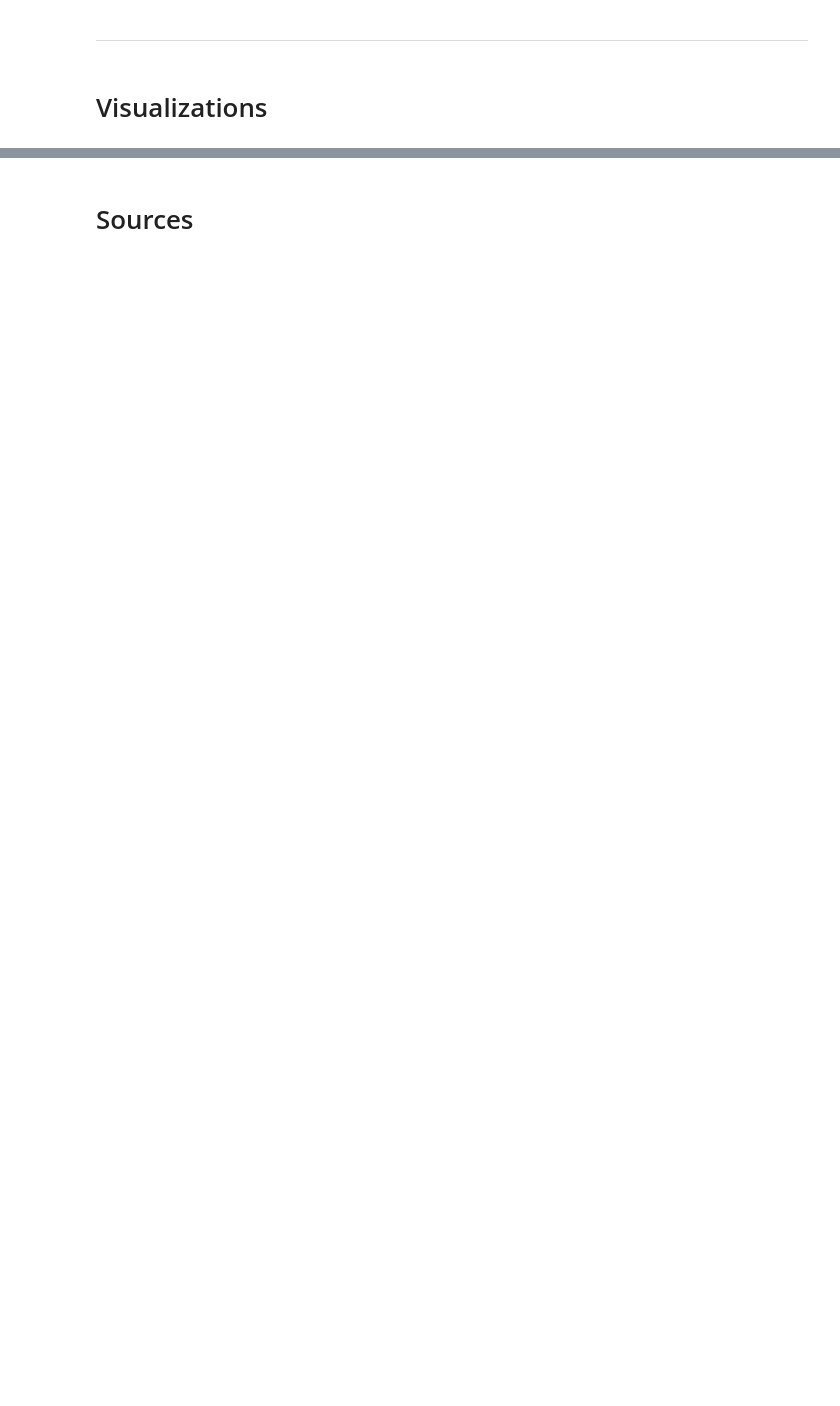
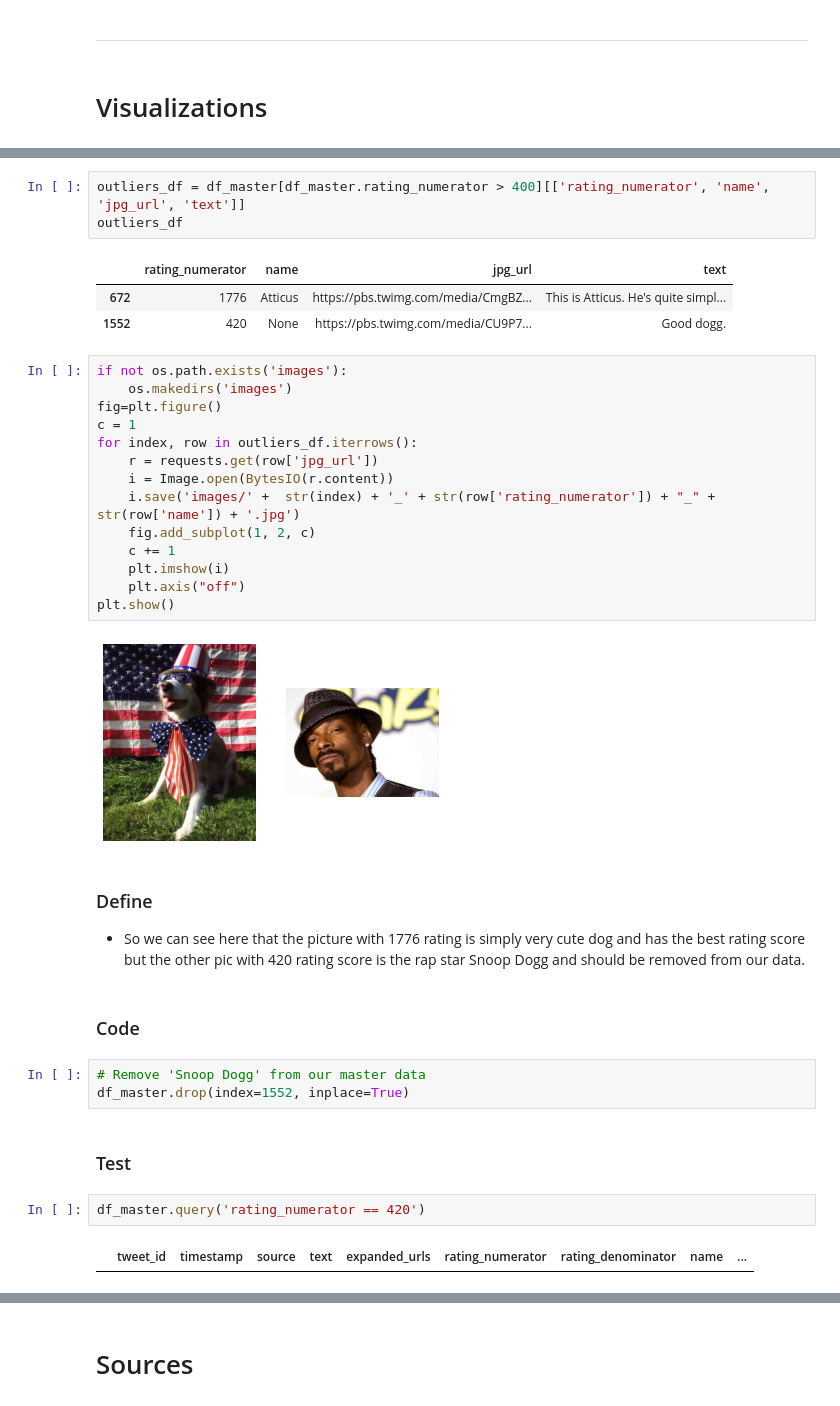
Before and after one commit to ahmed-gharib89/wrangle-and-analyze_data, a Jupyter notebook: wrangle_act.ipynb, the cells around one changed output, grey strips where cells are left out. Drawn from its saved outputs; the diff is of its cells as text; blank space fills up the shorter version.

```diff
--- a/wrangle_act.ipynb
+++ b/wrangle_act.ipynb
@@ -721,0 +782,37 @@ memory usage: 195.9+ KB
+# %%
+outliers_df = df_master[df_master.rating_numerator > 400][['rating_numerator', 'name', 'jpg_url', 'text']]
+outliers_df
+# %% [output]
+|  | rating_numerator | name | jpg_url | text |
+| 672 | 1776 | Atticus | https://pbs.twimg.com/media/CmgBZ... | This is Atticus. He's quite simpl... |
+| 1552 | 420 | None | https://pbs.twimg.com/media/CU9P7... | Good dogg. |
+# %%
+if not os.path.exists('images'):
+    os.makedirs('images')
+fig=plt.figure()
+c = 1
+for index, row in outliers_df.iterrows():
+    r = requests.get(row['jpg_url'])
+    i = Image.open(BytesIO(r.content))
+    i.save('images/' +  str(index) + '_' + str(row['rating_numerator']) + "_" + str(row['name']) + '.jpg')
+    fig.add_subplot(1, 2, c)
+    c += 1
+    plt.imshow(i)
+    plt.axis("off")
+plt.show()
+# %% [output]
+[figure, added]
+# %% [markdown]
+### Define
+- So we can see here that the picture with 1776 rating is simply very cute dog and has the best rating score but the other pic with 420 rating score is the rap star Snoop Dogg and should be removed from our data.
+# %% [markdown]
+### Code
+# %%
+# Remove 'Snoop Dogg' from our master data
+df_master.drop(index=1552, inplace=True)
+# %% [markdown]
+### Test
+# %%
+df_master.query('rating_numerator == 420')
+# %% [output]
+|  | tweet_id | timestamp | source | text | expanded_urls | rating_numerator | rating_denominator | name | ... |
```
Also changed, not shown: parts of 35 cells of this notebook, 6 other files.
